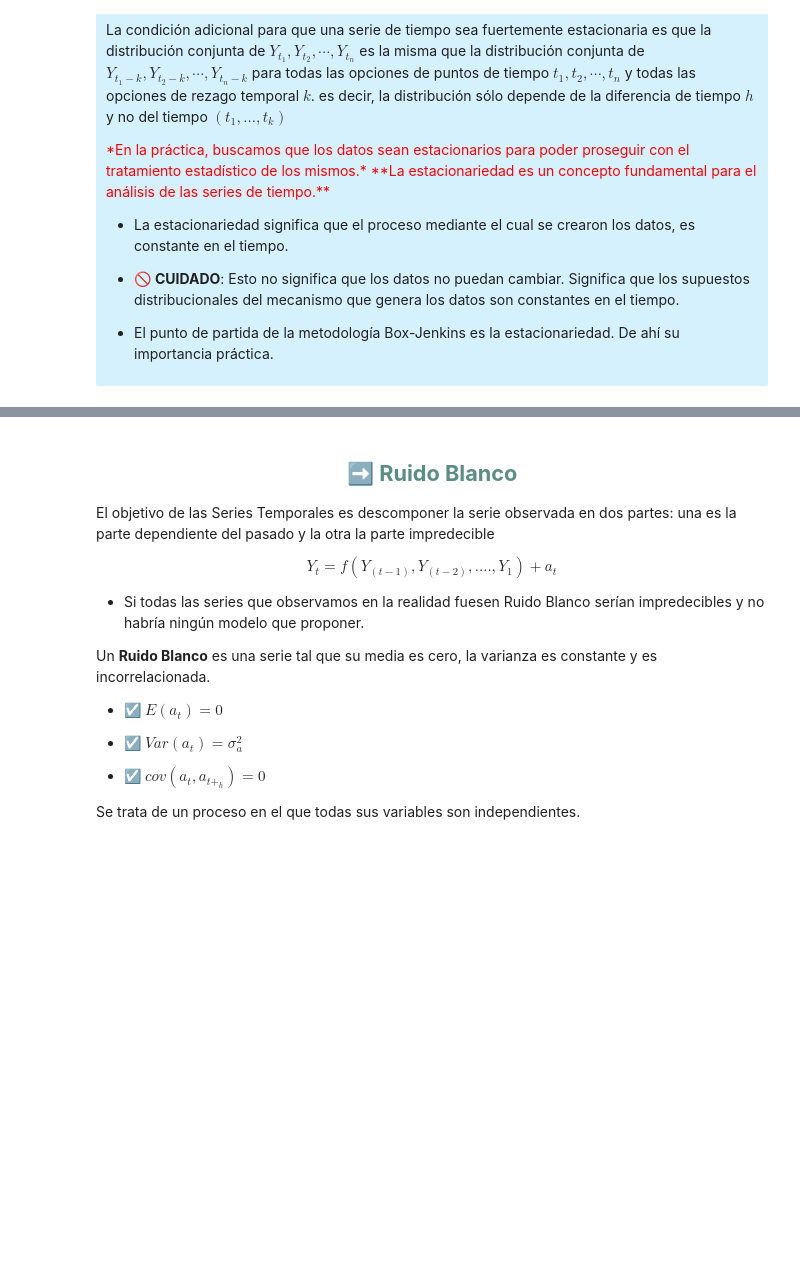
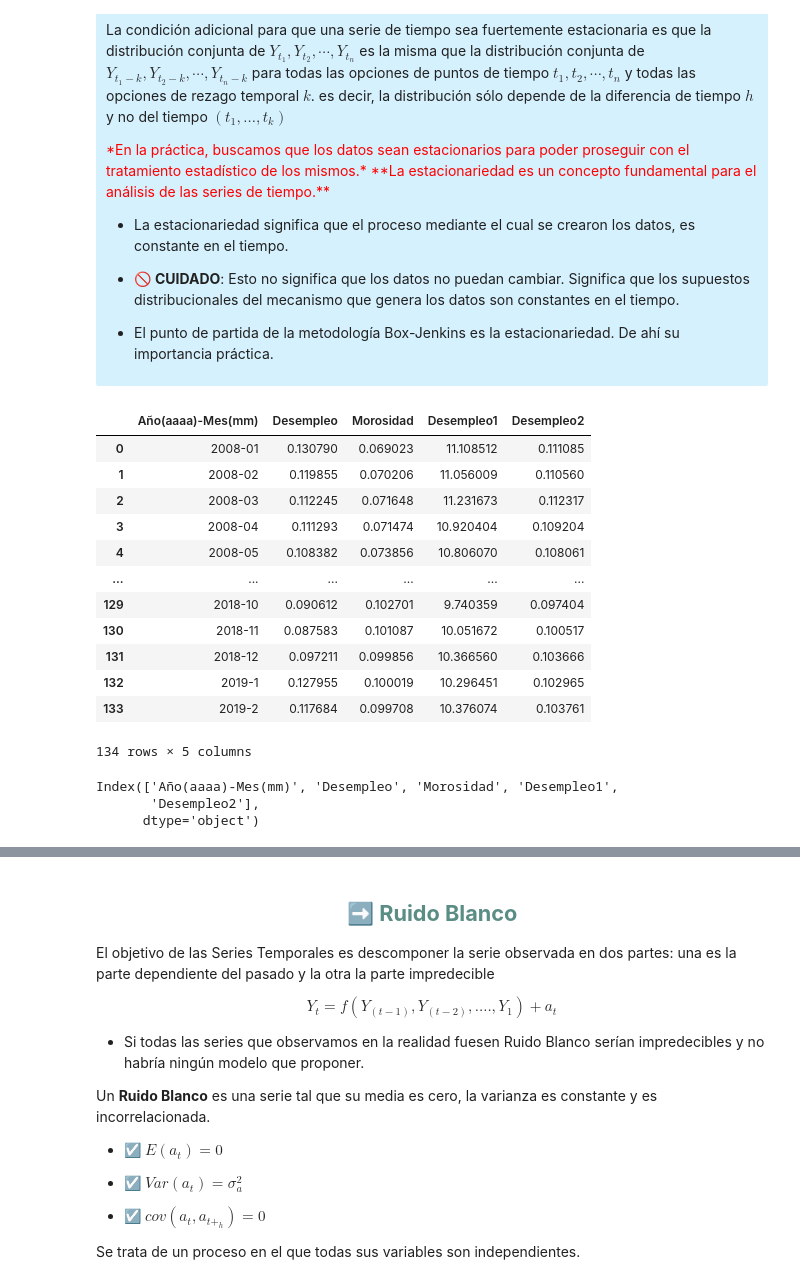
Before and after one commit to Wilsonsr/Series-de-Tiempo, a Jupyter notebook: Cuadernos Python/3_procesos_estacionarioa ARMA.ipynb, the cells around one changed output, grey strips where cells are left out. Saved outputs shown, nothing was run; the diff lists cells and outputs as text; code cells hidden in the pictures; blank space fills up the shorter version.

```diff
--- a/Cuadernos Python/3_procesos_estacionarioa ARMA.ipynb
+++ b/Cuadernos Python/3_procesos_estacionarioa ARMA.ipynb
@@ -174,3 +174,27 @@ de las series de tiempo.**
 - 🚫 **CUIDADO**: Esto no significa que los datos no puedan cambiar. Significa que los supuestos distribucionales del mecanismo que genera los datos son constantes en el
 tiempo.
 - El punto de partida de la metodología Box-Jenkins es la estacionariedad. De ahí su importancia práctica.
+# %%
+import pandas as pd
+des_mor=pd.read_excel("https://github.com/Wilsonsr/Series-de-Tiempo/raw/main/Data/Morosidad_desempleo.xlsx")
+des_mor
+# %% [output]
+|  | Año(aaaa)-Mes(mm) | Desempleo | Morosidad | Desempleo1 | Desempleo2 |
+| 0 | 2008-01 | 0.130790 | 0.069023 | 11.108512 | 0.111085 |
+| 1 | 2008-02 | 0.119855 | 0.070206 | 11.056009 | 0.110560 |
+| 2 | 2008-03 | 0.112245 | 0.071648 | 11.231673 | 0.112317 |
+| 3 | 2008-04 | 0.111293 | 0.071474 | 10.920404 | 0.109204 |
+| 4 | 2008-05 | 0.108382 | 0.073856 | 10.806070 | 0.108061 |
+| ... | ... | ... | ... | ... | ... |
+| 129 | 2018-10 | 0.090612 | 0.102701 | 9.740359 | 0.097404 |
+| 130 | 2018-11 | 0.087583 | 0.101087 | 10.051672 | 0.100517 |
+| 131 | 2018-12 | 0.097211 | 0.099856 | 10.366560 | 0.103666 |
+| 132 | 2019-1 | 0.127955 | 0.100019 | 10.296451 | 0.102965 |
+| 133 | 2019-2 | 0.117684 | 0.099708 | 10.376074 | 0.103761 |
+134 rows × 5 columns
+# %%
+des_mor.columns
+# %% [output]
+Index(['Año(aaaa)-Mes(mm)', 'Desempleo', 'Morosidad', 'Desempleo1',
+       'Desempleo2'],
+      dtype='object')
```
Also changed, not shown: parts of 3 cells of this notebook.
